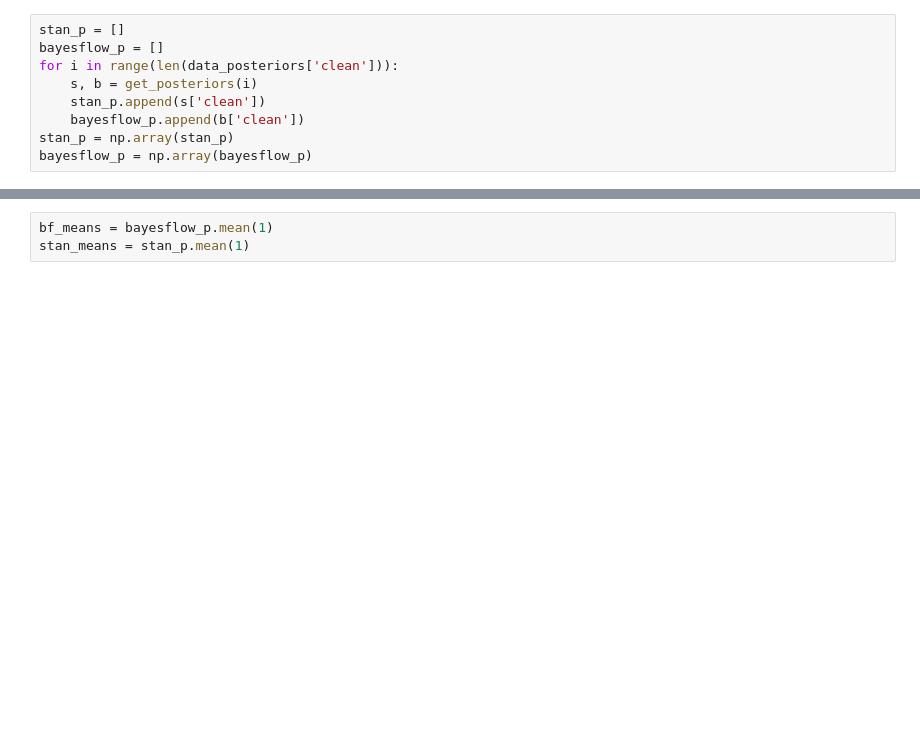
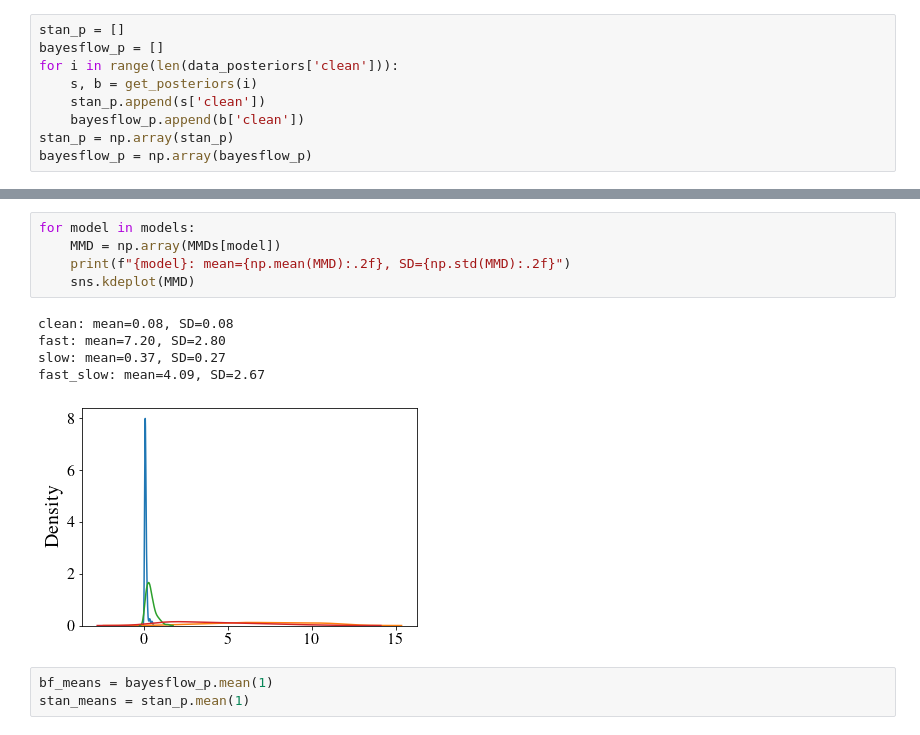
Before and after one commit to marvinschmitt/ModelMisspecificationBF, a Jupyter notebook: abf_ddm_unbounded_bf.ipynb, the cells around one changed output, grey strips where cells are left out. Cells and saved outputs as stored; diff of their text form; blank space fills up the shorter version.

```diff
--- a/abf_ddm_unbounded_bf.ipynb
+++ b/abf_ddm_unbounded_bf.ipynb
@@ -665,3 +711,14 @@ bayesflow_p = np.array(bayesflow_p)
+# %%
+for model in models:
+    MMD = np.array(MMDs[model])
+    print(f"{model}: mean={np.mean(MMD):.2f}, SD={np.std(MMD):.2f}")
+    sns.kdeplot(MMD)
+# %% [output]
+clean: mean=0.08, SD=0.08
+fast: mean=7.20, SD=2.80
+slow: mean=0.37, SD=0.27
+fast_slow: mean=4.09, SD=2.67
+[figure, added]
 # %%
 bf_means = bayesflow_p.mean(1)
 stan_means = stan_p.mean(1)
```
Also changed, not shown: parts of 25 cells of this notebook.
